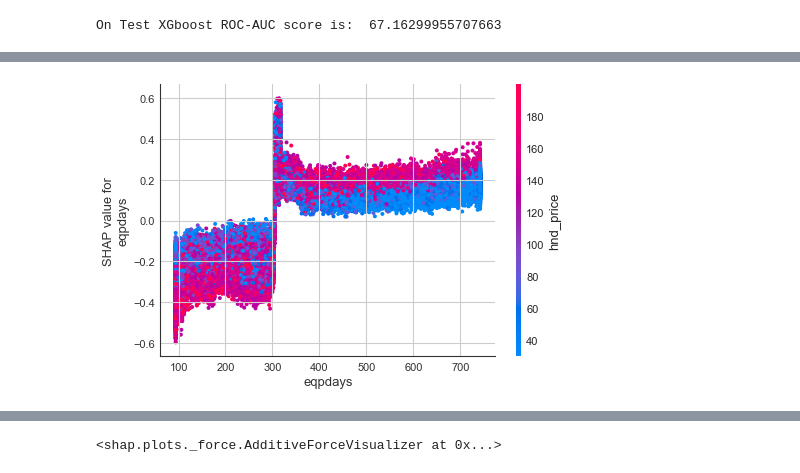
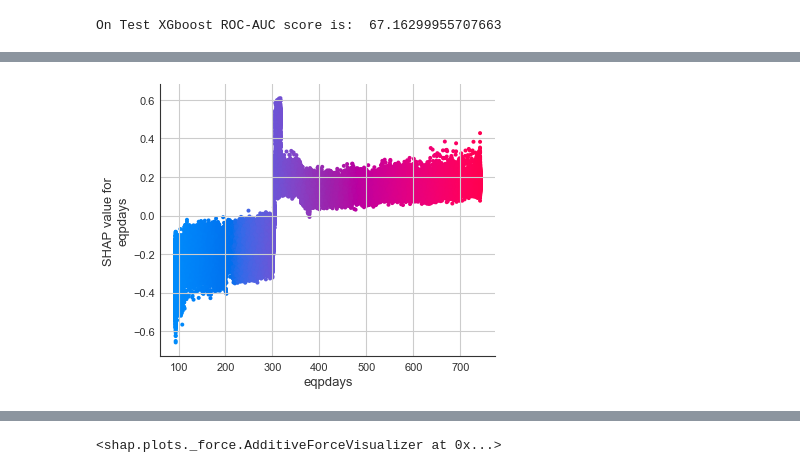
Before and after one commit to schilloji/iim_apds_churn_prjct, a Jupyter notebook: model_build.ipynb, the cells around one changed output, grey strips where cells are left out. Saved outputs shown, nothing was run; the diff lists cells and outputs as text; code cells hidden in the pictures.

```diff
--- a/model_build.ipynb
+++ b/model_build.ipynb
@@ -547,4 +556,4 @@ shap.summary_plot(lgb_shap[1], X_train, plot_type = "dot")
 # %%
-shap.dependence_plot("eqpdays", lgb_shap[1], X_train)
+shap.dependence_plot('eqpdays',interaction_index='eqpdays',shap_values=lgb_shap[1],features=X_train)
 # %% [output]
-[figure, old version]
+[figure, new version]
```
Also changed, not shown: parts of 22 cells of this notebook, 2 other files.
